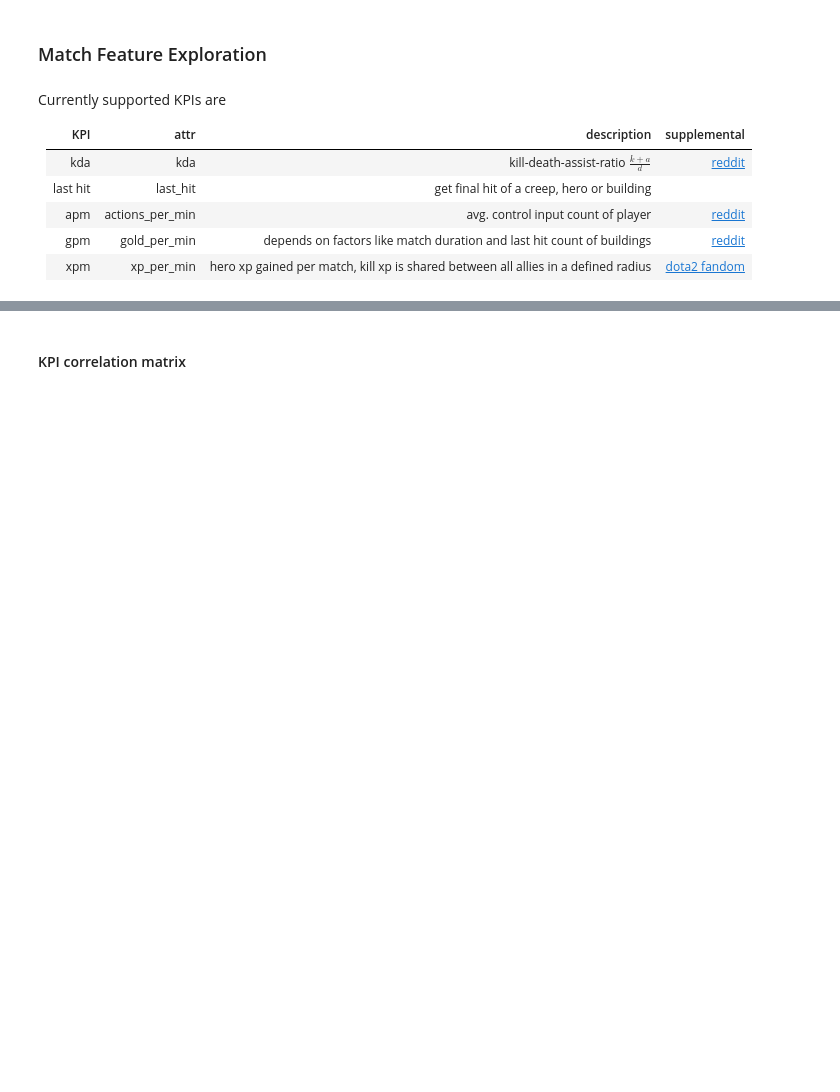
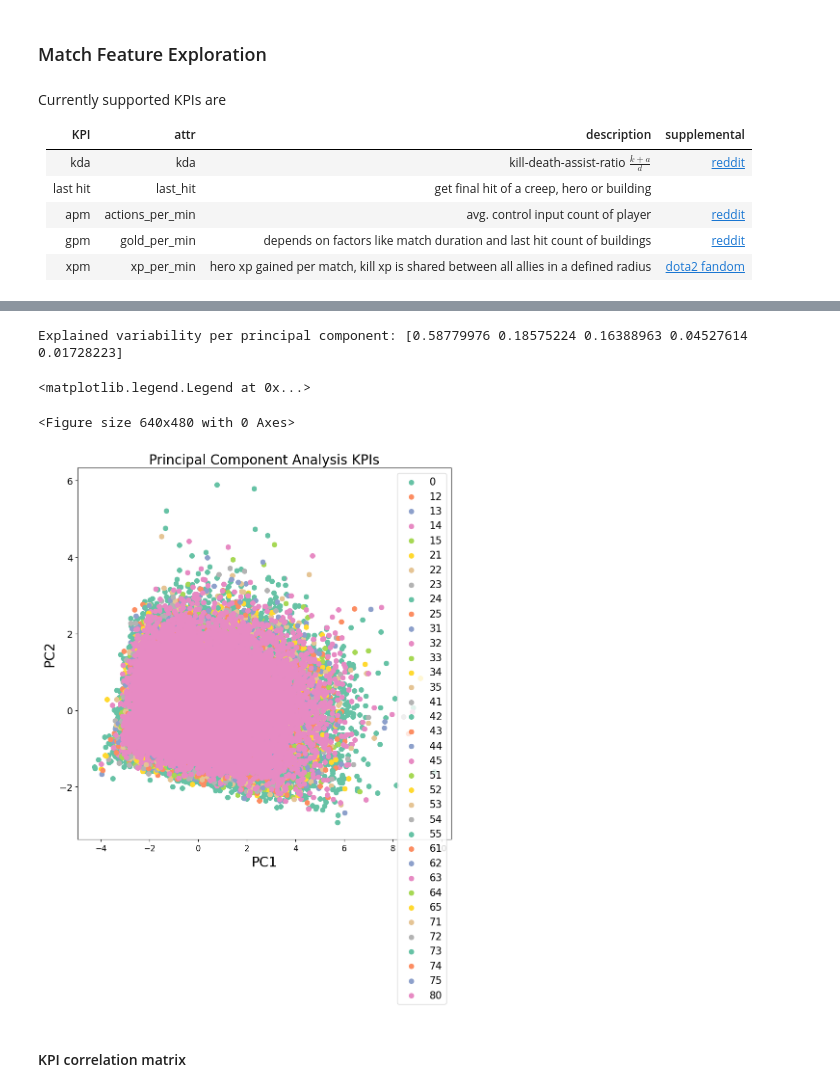
Before and after one commit to batukav/mmr-predictor, a Jupyter notebook: src/mongo_match_eda.ipynb, the cells around one changed output, grey strips where cells are left out. Drawn from its saved outputs; the diff is of its cells as text; code cells hidden in the pictures; blank space fills up the shorter version.

```diff
--- a/src/mongo_match_eda.ipynb
+++ b/src/mongo_match_eda.ipynb
@@ -303,0 +320,13 @@ Currently supported KPIs are
+# %%
+print(df_all.head())
+print(df_all.shape)
+
+# normalize features because of different data scale
+# drop rank tier at it is our target variable
+df_all_norm_vals = StandardScaler().fit_transform(df_all.drop(columns="rank_tier"))
+print(f"normalized mean = {np.mean(df_all_norm_vals)}, std = {np.std(df_all_norm_vals)}")
+print()
+
+df_all_norm = pd.DataFrame(df_all_norm_vals, columns=df_all.columns[1:])
+print(df_all_norm.head())
+print(df_all_norm.shape)
@@ -303,0 +350,7 @@ Currently supported KPIs are
+# %%
+pca = PCA(n_components=len(df_all_norm.columns))
+pc_all_kpis_vals = pca.fit_transform(df_all_norm_vals)
+
+pc_all_kpis = pd.DataFrame(pc_all_kpis_vals, columns=[f"PC{n}" for n in range(1, pc_all_kpis_vals.shape[1]+1)])
+print(pc_all_kpis.head())
+print(pc_all_kpis.shape)
@@ -304,3 +365,35 @@ Currently supported KPIs are
+# %%
+# PVE
+print('Proportion of Variability Explained per PC: {}'.format(pca.explained_variance_ratio_))
+# %% [output]
+Explained variability per principal component: [0.58779976 0.18575224 0.16388963 0.04527614 0.01728223]
+# %%
+ranks = sorted(df_all["rank_tier"].unique())
+print(len(ranks))
+colors = sns.color_palette('Set2', n_colors=len(df_all["rank_tier"].unique()))
+
+for rank, color in zip(ranks,colors):
+    print(rank, color)
+# %%
+plt.figure()
+plt.figure(figsize=(10,10))
+plt.xticks(fontsize=12)
+plt.yticks(fontsize=14)
+plt.xlabel('PC1',fontsize=20)
+plt.ylabel('PC2',fontsize=20)
+plt.title("Principal Component Analysis KPIs",fontsize=20)
+ranks = sorted(df_all["rank_tier"].unique())
+colors = sns.color_palette('Set2', n_colors=len(df_all["rank_tier"].unique()))
+for rank, color in zip(ranks,colors):
+    indicesToKeep = df_all['rank_tier'] == rank
+    plt.scatter(pc_all_kpis.loc[indicesToKeep, 'PC1']
+               , pc_all_kpis.loc[indicesToKeep, 'PC2'], c = color, s = 50)
+
+plt.legend(ranks,prop={'size': 15})
+# %% [output]
+<matplotlib.legend.Legend at 0x...>
+<Figure size 640x480 with 0 Axes>
+[figure, added]
 # %% [markdown]
 #### KPI correlation matrix
 # %%
```
Also changed, not shown: parts of 15 cells of this notebook.
